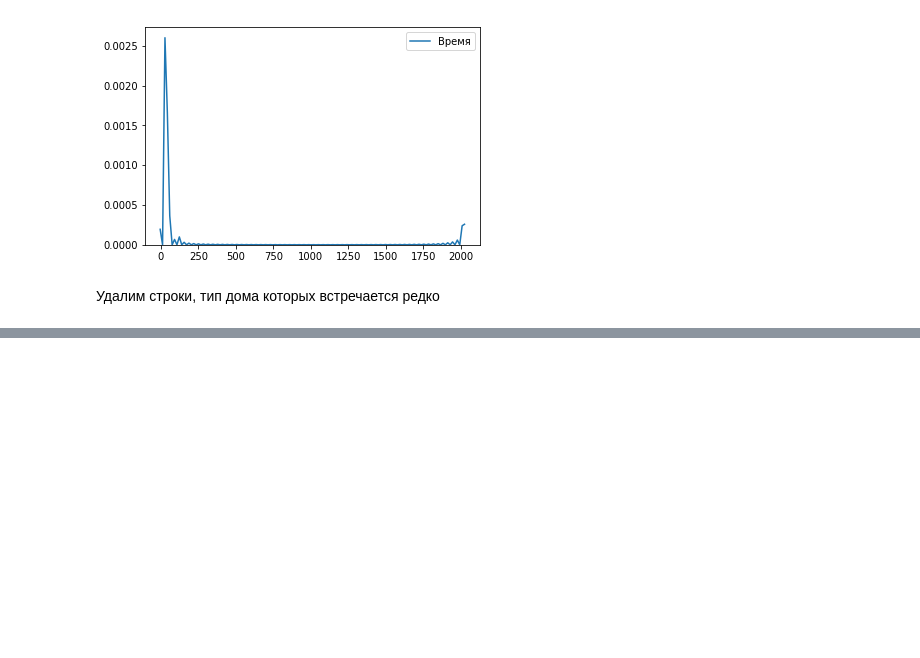
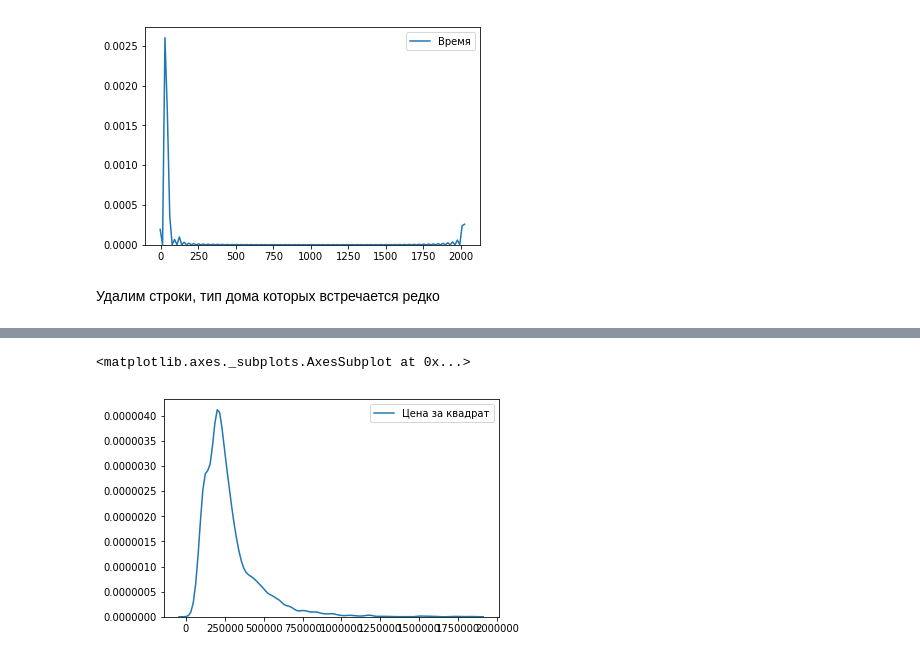
Before and after one commit to Afsent/cian-pars, a Jupyter notebook: preprocessing.ipynb, the cells around one changed output, grey strips where cells are left out. Drawn from its saved outputs; the diff is of its cells as text; code cells hidden in the pictures; blank space fills up the shorter version.

```diff
--- a/preprocessing.ipynb
+++ b/preprocessing.ipynb
@@ -174,2 +199,10 @@ memory usage: 449.2+ KB
+# %%
+df = df[df['Цена'] < 5*10**8]
+df = df[df['Цена'] > 2.5*10**6]
+# %%
+sns.kdeplot(df['Цена за квадрат'])
+# %% [output]
+<matplotlib.axes._subplots.AxesSubplot at 0x...>
+[figure, added]
 # %%
 df.to_csv('clean_data.csv', index=False)
```
Also changed, not shown: parts of 5 cells of this notebook.
